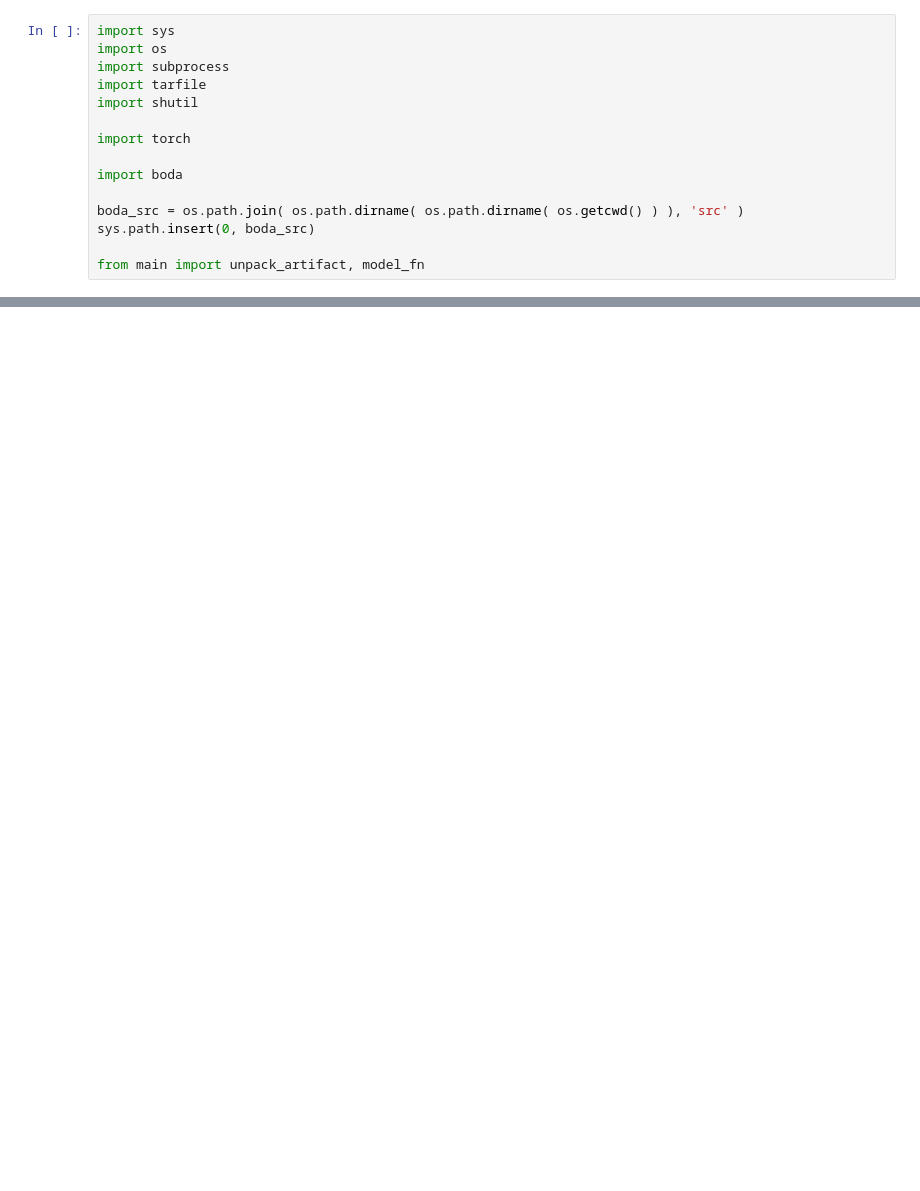
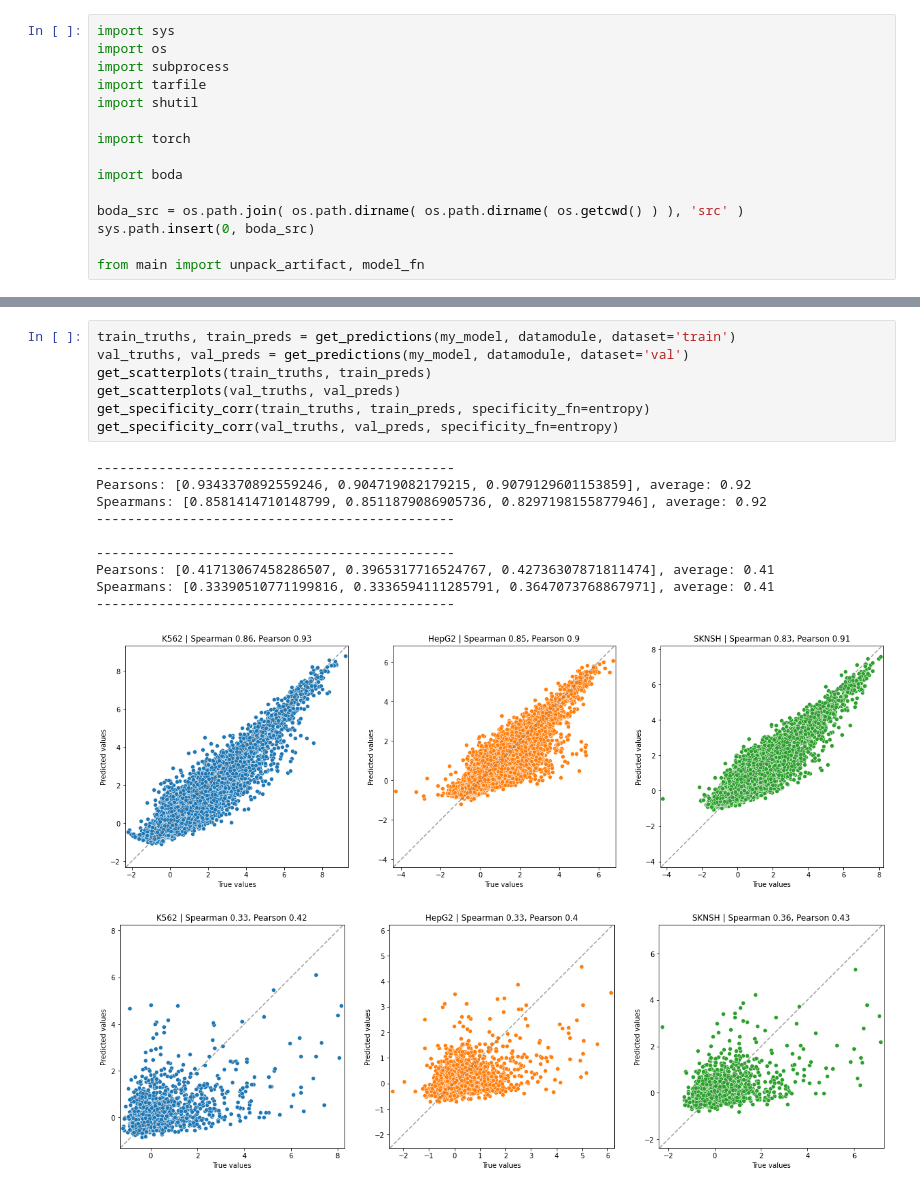
Before and after one commit to sjgosai/boda2, a Jupyter notebook: analysis/SG004__AIPU_setup/load_stashed_models.ipynb, the cells around one changed output, grey strips where cells are left out. Drawn from its saved outputs; the diff is of its cells as text; blank space fills up the shorter version.

```diff
--- a/analysis/SG004__AIPU_setup/load_stashed_models.ipynb
+++ b/analysis/SG004__AIPU_setup/load_stashed_models.ipynb
@@ -56,0 +211,19 @@ tensor([[-0.0318, -0.1939, -0.1011],
+# %%
+train_truths, train_preds = get_predictions(my_model, datamodule, dataset='train')
+val_truths, val_preds = get_predictions(my_model, datamodule, dataset='val')
+get_scatterplots(train_truths, train_preds)
+get_scatterplots(val_truths, val_preds)
+get_specificity_corr(train_truths, train_preds, specificity_fn=entropy)
+get_specificity_corr(val_truths, val_preds, specificity_fn=entropy)
+# %% [output]
+----------------------------------------------
+Pearsons: [0.9343370892559246, 0.904719082179215, 0.9079129601153859], average: 0.92
+Spearmans: [0.8581414710148799, 0.8511879086905736, 0.8297198155877946], average: 0.92
+----------------------------------------------
+
+----------------------------------------------
+Pearsons: [0.41713067458286507, 0.3965317716524767, 0.42736307871811474], average: 0.41
+Spearmans: [0.33390510771199816, 0.3336594111285791, 0.3647073768867971], average: 0.41
+----------------------------------------------
+[figure, added]
+[figure, added]
```
Also changed, not shown: parts of 12 cells of this notebook, 2 other files.
